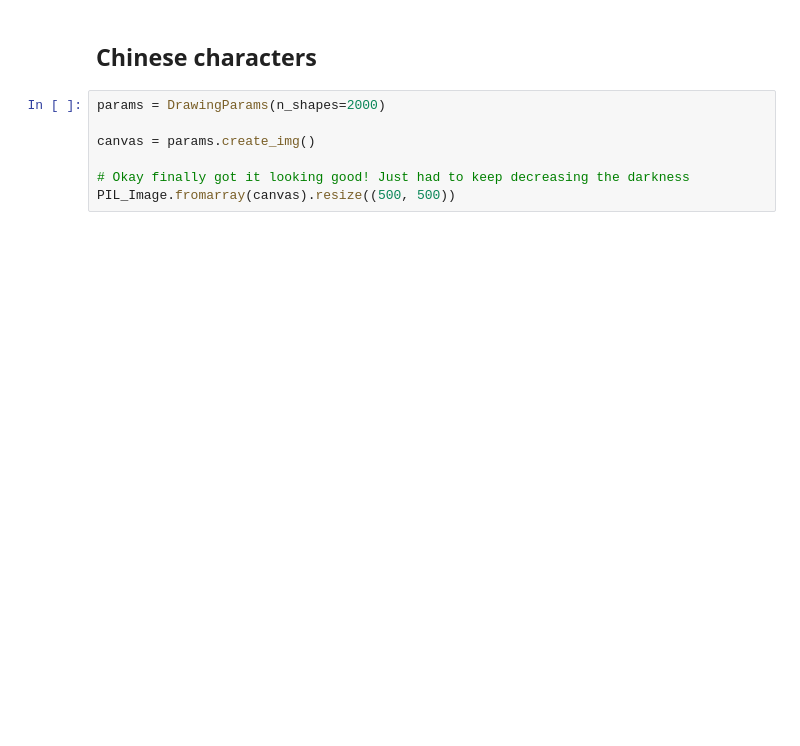
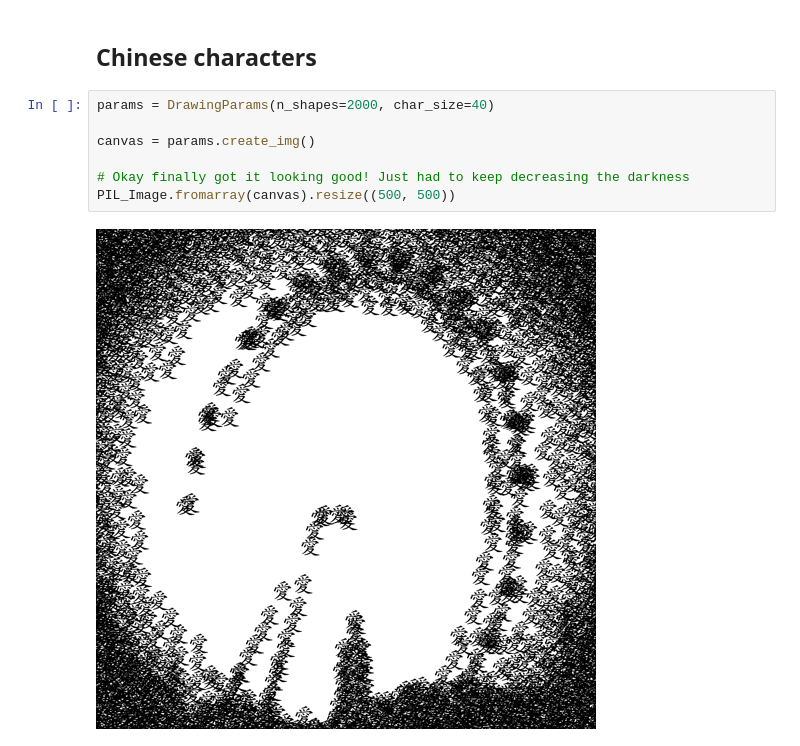
Before and after one commit to ptuan32501-pixel/computational-thread-art-v3, a Jupyter notebook: thread-art-drawing.ipynb, the cells around one changed output. Cells and saved outputs as stored; diff of their text form; blank space fills up the shorter version.

```diff
--- a/thread-art-drawing.ipynb
+++ b/thread-art-drawing.ipynb
@@ -38,12 +43,14 @@ from drawing import DrawingParams
 # %% [markdown]
 ## Chinese characters
-# %%
-params = DrawingParams(n_shapes=2000)
-
-canvas = params.create_img()
-
-# Okay finally got it looking good! Just had to keep decreasing the darkness
-PIL_Image.fromarray(canvas).resize((500, 500))
+# %%
+params = DrawingParams(n_shapes=2000, char_size=40)
+
+canvas = params.create_img()
+
+# Okay finally got it looking good! Just had to keep decreasing the darkness
+PIL_Image.fromarray(canvas).resize((500, 500))
+# %% [output]
+[figure, added]
 # %%
 params = DrawingParams(
     mode="shapes",
```
Also changed, not shown: parts of 12 cells of this notebook, 19 other files.
